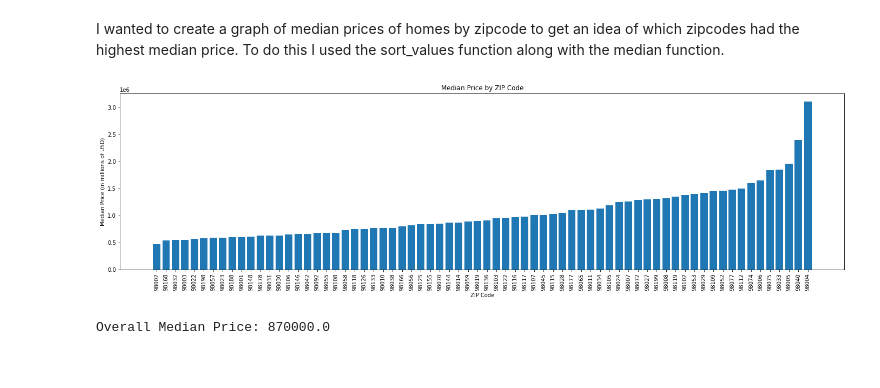
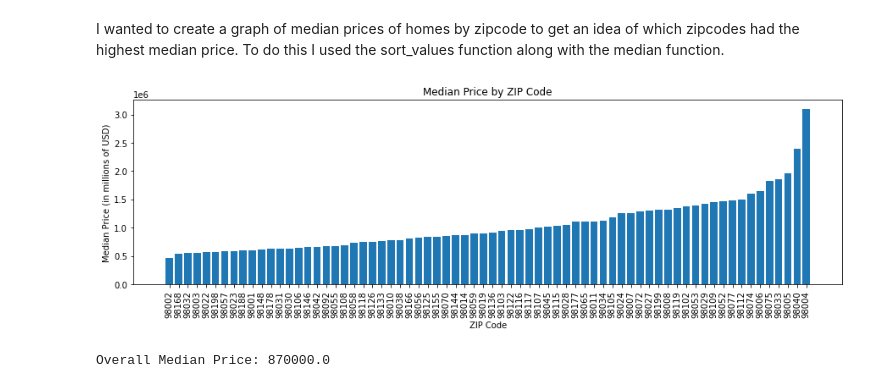
Before and after one commit to adammarianacci/Real_Estate_Analysis, a Jupyter notebook: notebook.ipynb, the cells around one changed output. Saved outputs shown, nothing was run; the diff lists cells and outputs as text; code cells hidden in the pictures.

```diff
--- a/notebook.ipynb
+++ b/notebook.ipynb
@@ -270,20 +273,20 @@ I wanted to create a graph of median prices of homes by zipcode to get an idea o
 # %%
 # Group data by ZIP code and calculate the median price from lowest to highest
 median_prices = kc_house_data_df.groupby('Zip Code')['price'].median().sort_values().reset_index()
 
 # Create a bar chart to visualize the median prices by ZIP code
-plt.figure(figsize=(24, 6))
+plt.figure(figsize=(15, 4))
 plt.bar(median_prices['Zip Code'], median_prices['price'])
 plt.xlabel('ZIP Code')
 plt.ylabel('Median Price (in millions of USD)')
 plt.title('Median Price by ZIP Code')
 # Label every data point on the X-axis
 plt.xticks(range(len(median_prices)), median_prices['Zip Code'], rotation=90)
 
 
 plt.show()
 # %% [output]
-[figure, old version]
+[figure, new version]
 # %%
 overall_median_price = kc_house_data_df['price'].median()
 print("Overall Median Price:", overall_median_price)
```
Also changed, not shown: parts of 43 cells of this notebook.
